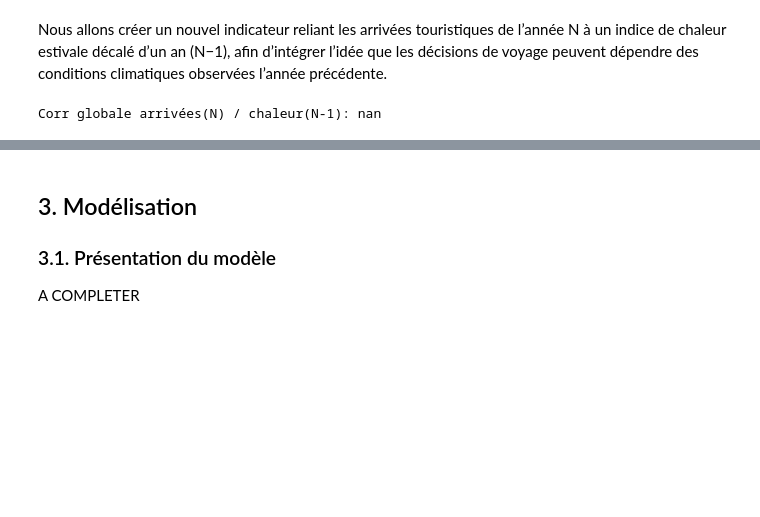
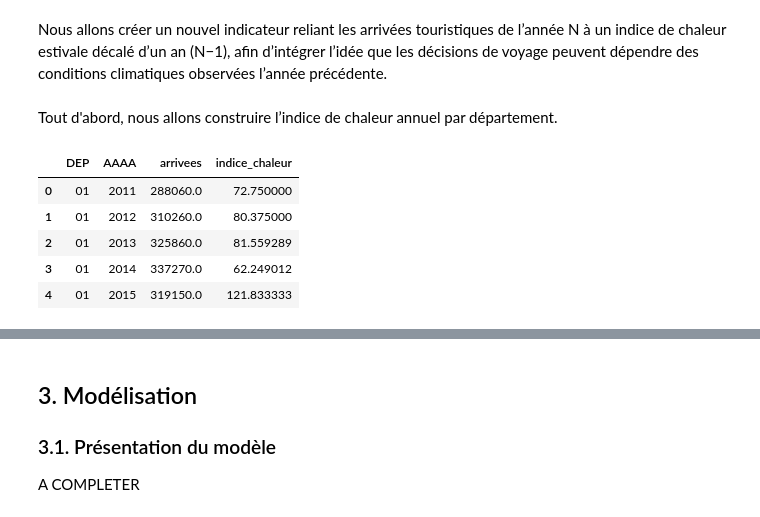
Before and after one commit to Manonchvllr/Project, a Jupyter notebook: rapport.ipynb, the cells around one changed output, grey strips where cells are left out. Saved outputs shown, nothing was run; the diff lists cells and outputs as text; code cells hidden in the pictures; blank space fills up the shorter version.

```diff
--- a/rapport.ipynb
+++ b/rapport.ipynb
@@ -474,39 +460,43 @@ cartes.mise_en_forme_carte(
 # %% [markdown]
 Nous allons créer un nouvel indicateur reliant les arrivées touristiques de l’année N à un indice de chaleur estivale décalé d’un an (N−1), afin d’intégrer l’idée que les décisions de voyage peuvent dépendre des conditions climatiques observées l’année précédente.
+# %% [markdown]
+Tout d'abord, nous allons construire l’indice de chaleur annuel par département.
 # %%
 import pandas as pd
 
-dl = pp.preparation_data.merge_data(data_1, data_2).copy()
+# On part de df = base climat + tourisme fusionnée
+df_ind = df.copy()
 
+# Mois d'été
+mois_ete = [6, 7, 8, 9]
 
-# Indice de chaleur mensuel
-dl["indice_chaleur"] = (
-    dl["NBJTX25"].fillna(0)
-    + dl["NBJTX30"].fillna(0)
-    + dl["NBJTX35"].fillna(0)
+# On garde seulement l'été
+df_ete = df_ind[df_ind["MM"].isin(mois_ete)].copy()
+
+# Indice de chaleur mensuel (pondération des jours très chauds)
+df_ete["indice_chaleur_mensuel"] = (
+    df_ete["NBJTX25"].fillna(0)
+    + df_ete["NBJTX30"].fillna(0)
+    + 2 * df_ete["NBJTX35"].fillna(0)
 )
 
-# Filtrer l'été
-ete = dl[dl["MM"].isin([6, 7, 8, 9])].copy()
-
-# Agrégation annuelle d'été par DEP + origine des touristes
-ann_ete = (
-    ete
+# Agrégation annuelle par département :
+# - somme des arrivées
+# - somme de l'indice de chaleur sur les mois d'été
+base_ind = (
+    df_ete
     .groupby(["DEP", "AAAA"], as_index=False)
     .agg(
-        indice_chaleur_ete=("indice_chaleur", "sum"),
-        arrivees_ete=("OBS_VALUE_CORR", "sum"),
+        arrivees=("OBS_VALUE_CORR", "sum"),
+        indice_chaleur=("indice_chaleur_mensuel", "sum")
     )
 )
 
-# Lag N-1 (par DEP + origine)
-ann_ete = ann_ete.sort_values(["DEP", "AAAA"])
-ann_ete["indice_chaleur_ete_lag1"] = (ann_ete.groupby(["DEP"])["indice_chaleur_ete"].shift(1))
-
-# Nettoyage (on enlève la première année de chaque groupe)
-ann_ete_clean = ann_ete.dropna(subset=["indice_chaleur_ete_lag1", "arrivees_ete"])
-
-corr = ann_ete_clean["arrivees_ete"].corr(ann_ete_clean["indice_chaleur_ete_lag1"])
-print("Corr globale arrivées(N) / chaleur(N-1):", corr)
+base_ind.head()
 # %% [output]
-Corr globale arrivées(N) / chaleur(N-1): nan
+|  | DEP | AAAA | arrivees | indice_chaleur |
+| 0 | 01 | 2011 | 288060.0 | 72.750000 |
+| 1 | 01 | 2012 | 310260.0 | 80.375000 |
+| 2 | 01 | 2013 | 325860.0 | 81.559289 |
+| 3 | 01 | 2014 | 337270.0 | 62.249012 |
+| 4 | 01 | 2015 | 319150.0 | 121.833333 |
```
Also changed, not shown: parts of 17 cells of this notebook.
